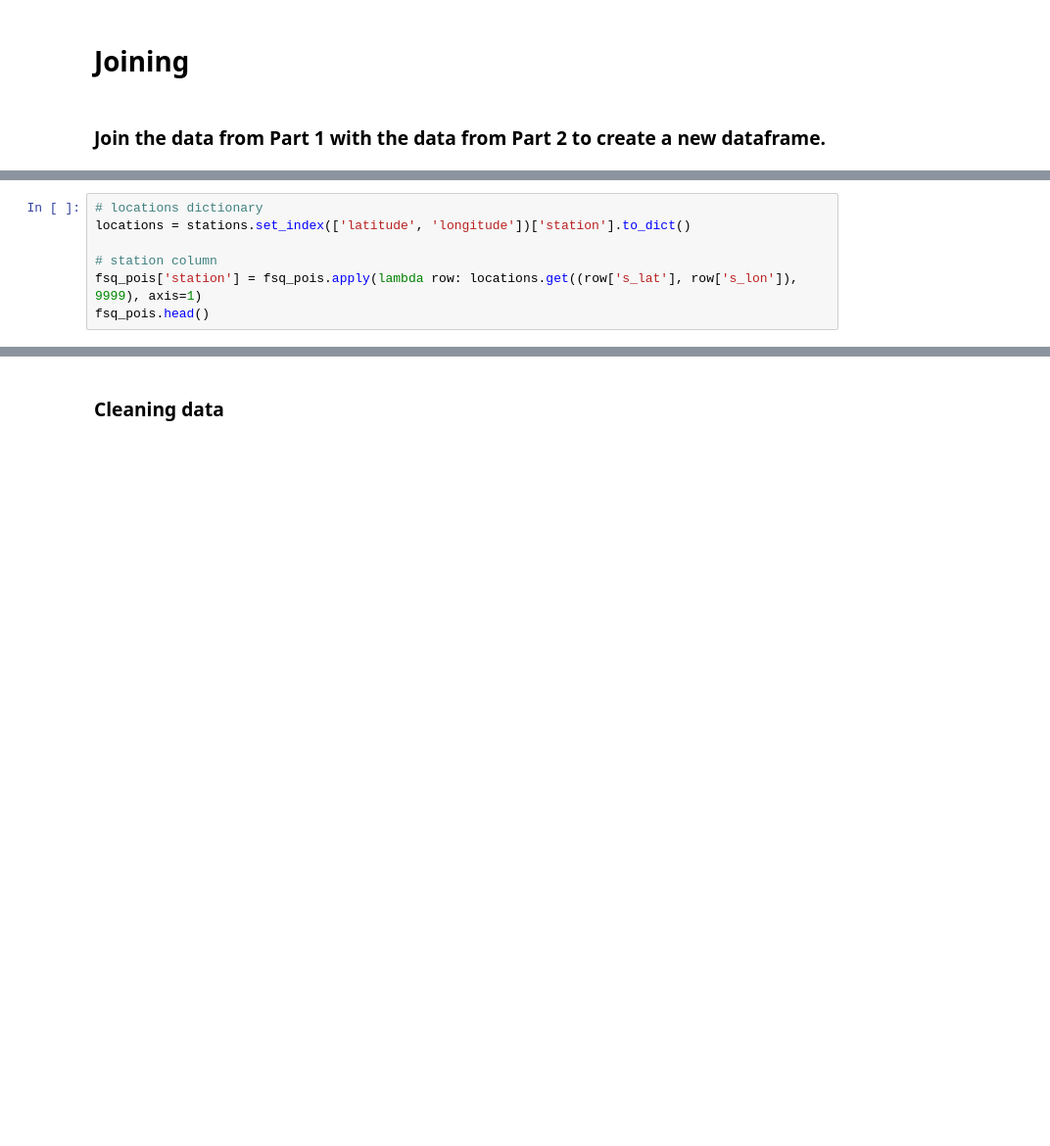
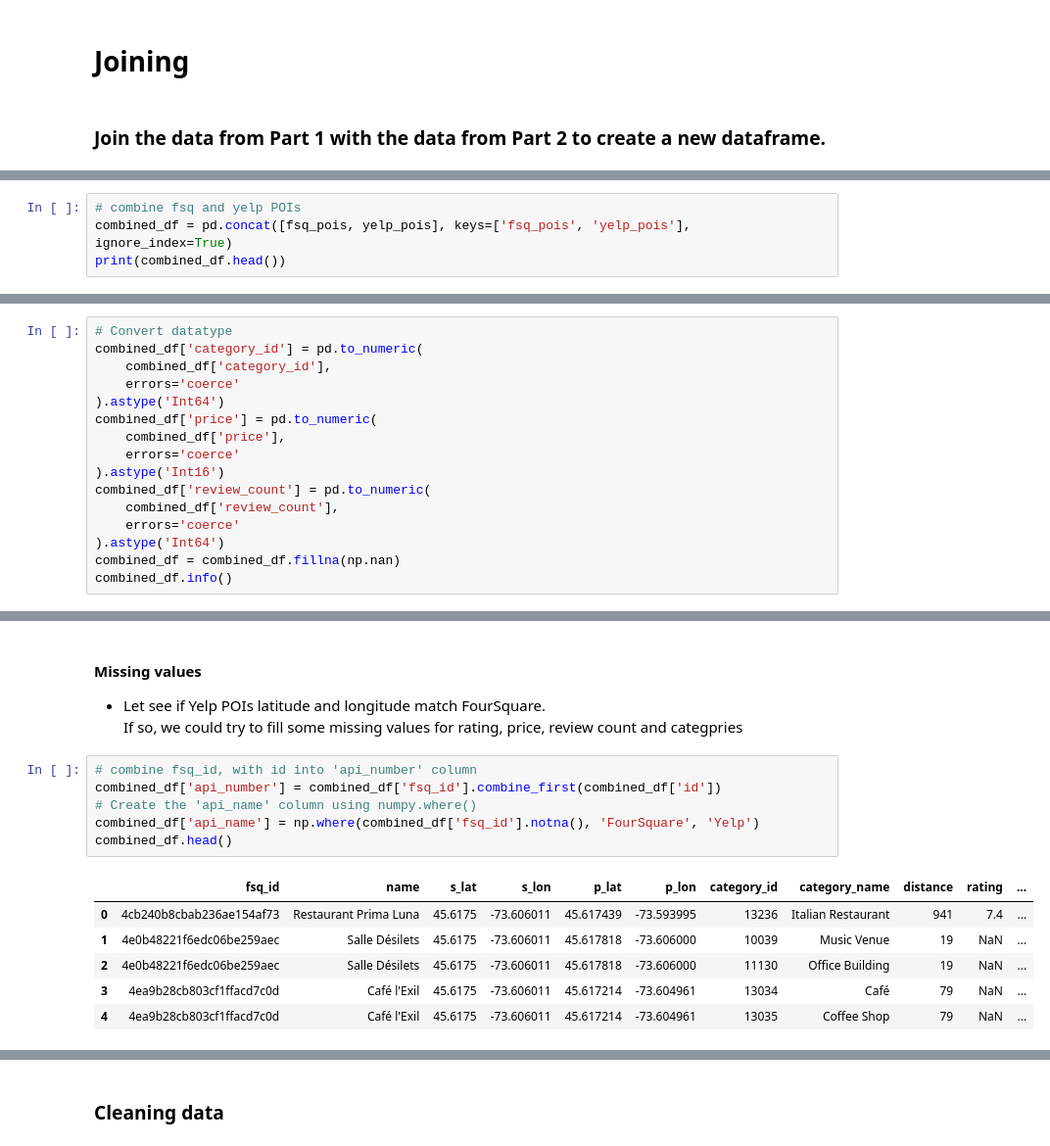
Before and after one commit to Christian-Leclerc/Python-Project-1, a Jupyter notebook: notebooks/joining_data.ipynb, the cells around one changed output, grey strips where cells are left out. Shown at 98% size. Saved outputs shown, nothing was run; the diff lists cells and outputs as text; blank space fills up the shorter version.

```diff
--- a/notebooks/joining_data.ipynb
+++ b/notebooks/joining_data.ipynb
@@ -30,7 +43,0 @@ stations.head()
-# %%
-# locations dictionary
-locations = stations.set_index(['latitude', 'longitude'])['station'].to_dict()
-
-# station column
-fsq_pois['station'] = fsq_pois.apply(lambda row: locations.get((row['s_lat'], row['s_lon']), 9999), axis=1)
-fsq_pois.head()
@@ -43,0 +44,4 @@ fsq_pois.head()
+# %%
+# combine fsq and yelp POIs
+combined_df = pd.concat([fsq_pois, yelp_pois], keys=['fsq_pois', 'yelp_pois'], ignore_index=True)
+print(combined_df.head())
@@ -43,0 +116,16 @@ fsq_pois.head()
+# %%
+# Convert datatype
+combined_df['category_id'] = pd.to_numeric(
+    combined_df['category_id'],
+    errors='coerce'
+).astype('Int64')
+combined_df['price'] = pd.to_numeric(
+    combined_df['price'],
+    errors='coerce'
+).astype('Int16')
+combined_df['review_count'] = pd.to_numeric(
+    combined_df['review_count'],
+    errors='coerce'
+).astype('Int64')
+combined_df = combined_df.fillna(np.nan)
+combined_df.info()
@@ -43,0 +176,17 @@ fsq_pois.head()
+# %% [markdown]
+#### Missing values
+- Let see if Yelp POIs latitude and longitude match FourSquare.<br>
+If so, we could try to fill some missing values for rating, price, review count and categpries
+# %%
+# combine fsq_id, with id into 'api_number' column
+combined_df['api_number'] = combined_df['fsq_id'].combine_first(combined_df['id'])
+# Create the 'api_name' column using numpy.where()
+combined_df['api_name'] = np.where(combined_df['fsq_id'].notna(), 'FourSquare', 'Yelp')
+combined_df.head()
+# %% [output]
+|  | fsq_id | name | s_lat | s_lon | p_lat | p_lon | category_id | category_name | distance | rating | ... |
+| 0 | 4cb240b8cbab236ae154af73 | Restaurant Prima Luna | 45.6175 | -73.606011 | 45.617439 | -73.593995 | 13236 | Italian Restaurant | 941 | 7.4 | ... |
+| 1 | 4e0b48221f6edc06be259aec | Salle Désilets | 45.6175 | -73.606011 | 45.617818 | -73.606000 | 10039 | Music Venue | 19 | NaN | ... |
+| 2 | 4e0b48221f6edc06be259aec | Salle Désilets | 45.6175 | -73.606011 | 45.617818 | -73.606000 | 11130 | Office Building | 19 | NaN | ... |
+| 3 | 4ea9b28cb803cf1ffacd7c0d | Café l'Exil | 45.6175 | -73.606011 | 45.617214 | -73.604961 | 13034 | Café | 79 | NaN | ... |
+| 4 | 4ea9b28cb803cf1ffacd7c0d | Café l'Exil | 45.6175 | -73.606011 | 45.617214 | -73.604961 | 13035 | Coffee Shop | 79 | NaN | ... |
```
Also changed, not shown: parts of 43 cells of this notebook.
